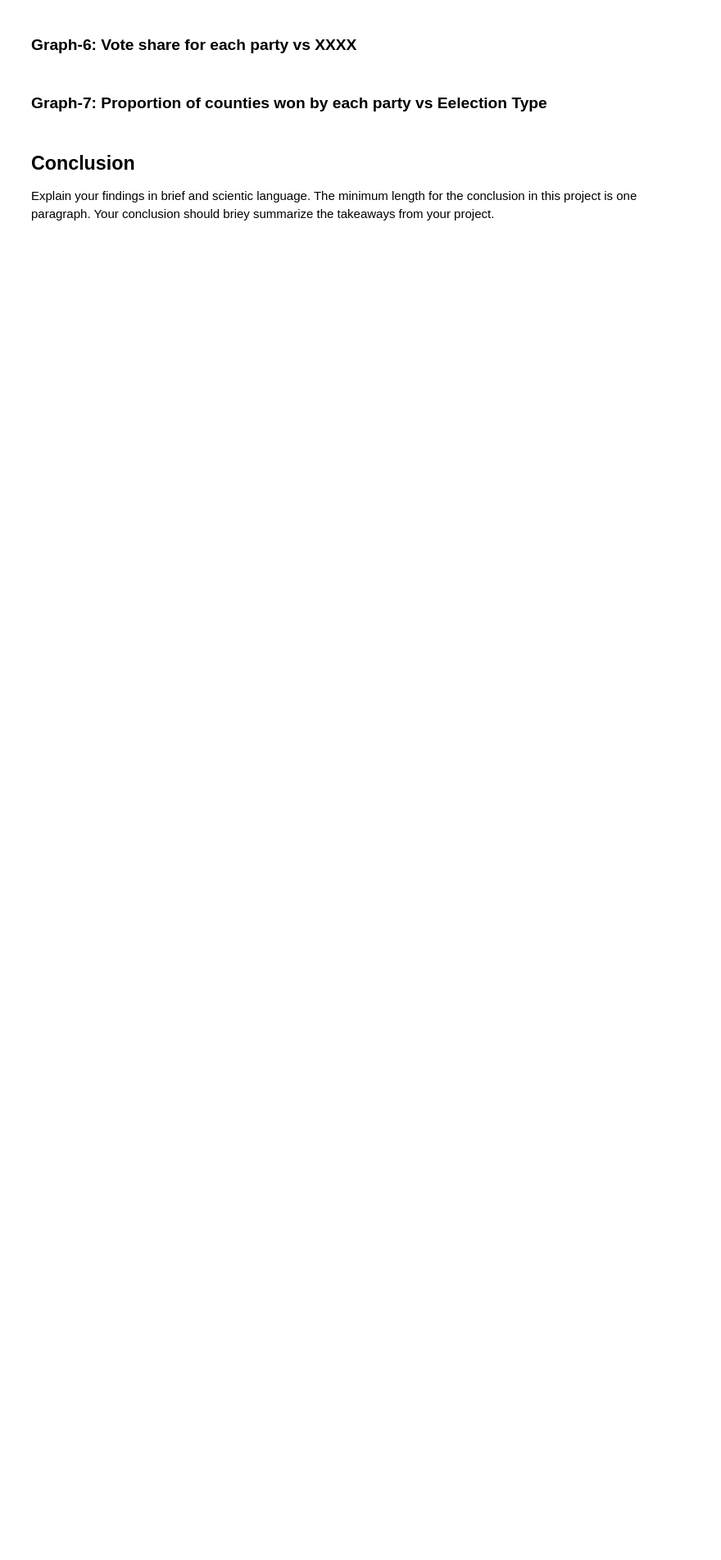
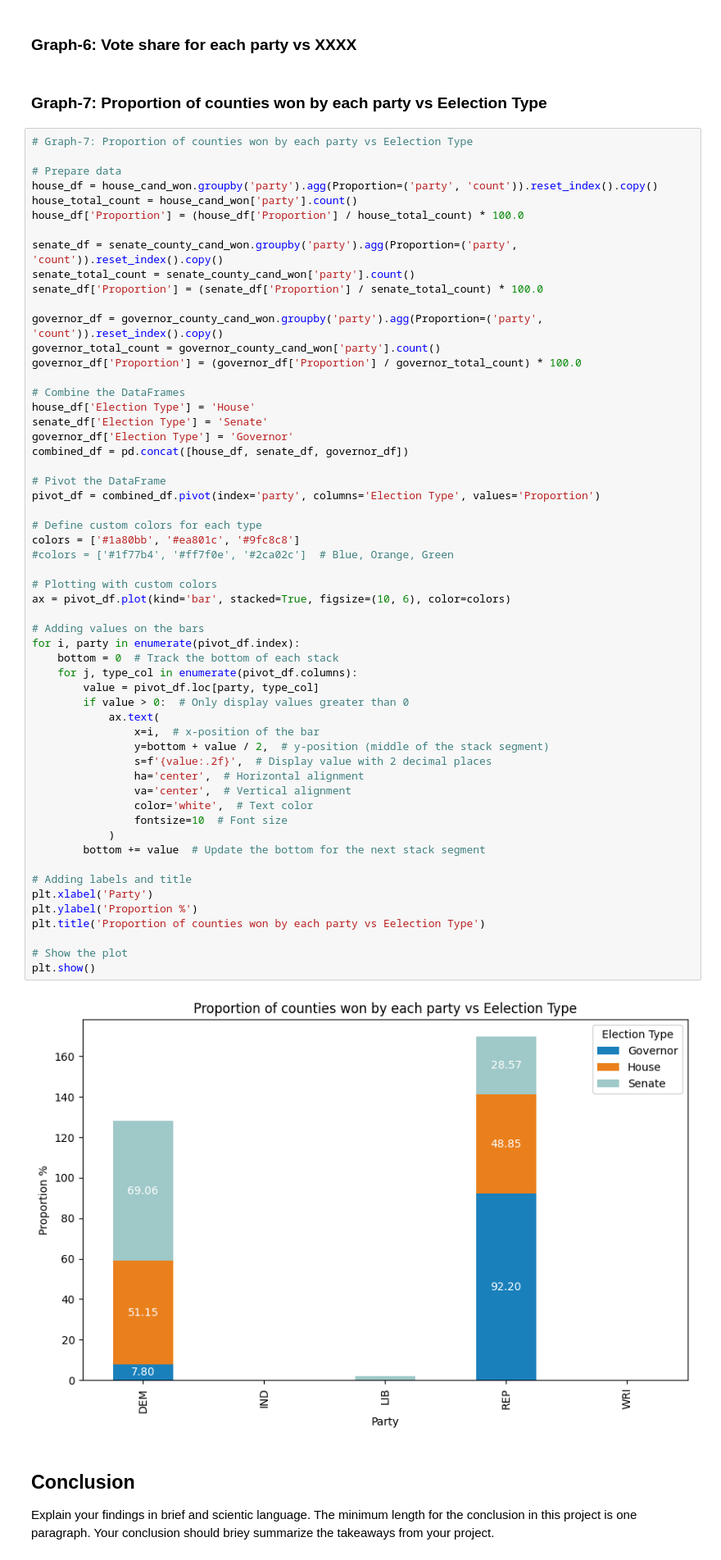
Before and after one commit to ECO225-W2025/eco225-project-code-marcus214, a Jupyter notebook: Project-One.ipynb, the cells around one changed output. Shown at 82% size. Saved outputs shown, nothing was run; the diff lists cells and outputs as text; blank space fills up the shorter version.

```diff
--- a/Project-One.ipynb
+++ b/Project-One.ipynb
@@ -381,6 +377,64 @@ plt.show()
 ### Graph-6: Vote share for each party vs XXXX
 # %% [markdown]
 ### Graph-7: Proportion of counties won by each party vs Eelection Type
+# %%
+# Graph-7: Proportion of counties won by each party vs Eelection Type
+
+# Prepare data
+house_df = house_cand_won.groupby('party').agg(Proportion=('party', 'count')).reset_index().copy()
+house_total_count = house_cand_won['party'].count()
+house_df['Proportion'] = (house_df['Proportion'] / house_total_count) * 100.0
+
+senate_df = senate_county_cand_won.groupby('party').agg(Proportion=('party', 'count')).reset_index().copy()
+senate_total_count = senate_county_cand_won['party'].count()
+senate_df['Proportion'] = (senate_df['Proportion'] / senate_total_count) * 100.0
+
+governor_df = governor_county_cand_won.groupby('party').agg(Proportion=('party', 'count')).reset_index().copy()
+governor_total_count = governor_county_cand_won['party'].count()
+governor_df['Proportion'] = (governor_df['Proportion'] / governor_total_count) * 100.0
+
+# Combine the DataFrames
+house_df['Election Type'] = 'House'
+senate_df['Election Type'] = 'Senate'
+governor_df['Election Type'] = 'Governor'
+combined_df = pd.concat([house_df, senate_df, governor_df])
+
+# Pivot the DataFrame
+pivot_df = combined_df.pivot(index='party', columns='Election Type', values='Proportion')
+
+# Define custom colors for each type
+colors = ['#1a80bb', '#ea801c', '#9fc8c8']
+#colors = ['#1f77b4', '#ff7f0e', '#2ca02c']  # Blue, Orange, Green
+
+# Plotting with custom colors
+ax = pivot_df.plot(kind='bar', stacked=True, figsize=(10, 6), color=colors)
+
+# Adding values on the bars
+for i, party in enumerate(pivot_df.index):
+    bottom = 0  # Track the bottom of each stack
+    for j, type_col in enumerate(pivot_df.columns):
+        value = pivot_df.loc[party, type_col]
+        if value > 0:  # Only display values greater than 0
+            ax.text(
+                x=i,  # x-position of the bar
+                y=bottom + value / 2,  # y-position (middle of the stack segment)
+                s=f'{value:.2f}',  # Display value with 2 decimal places
+                ha='center',  # Horizontal alignment
+                va='center',  # Vertical alignment
+                color='white',  # Text color
+                fontsize=10  # Font size
+            )
+        bottom += value  # Update the bottom for the next stack segment
+
+# Adding labels and title
+plt.xlabel('Party')
+plt.ylabel('Proportion %')
+plt.title('Proportion of counties won by each party vs Eelection Type')
+
+# Show the plot
+plt.show()
+# %% [output]
+[figure, added]
 # %% [markdown]
 ## Conclusion
 Explain your findings in brief and scientic language. The minimum length for the conclusion in this project is one paragraph. Your
```
Also changed, not shown: parts of 18 cells of this notebook.
